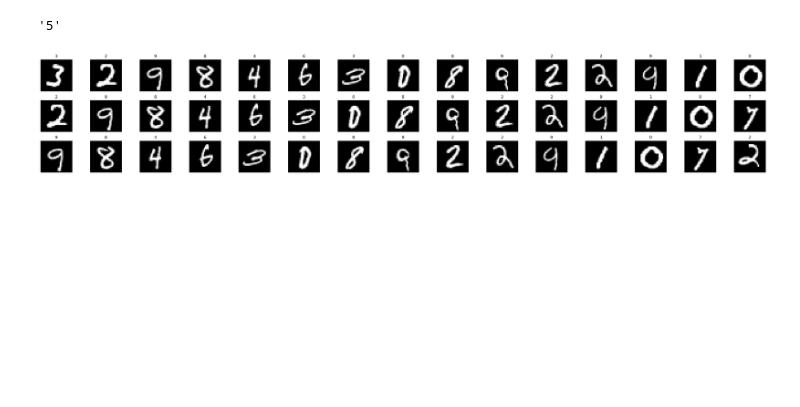
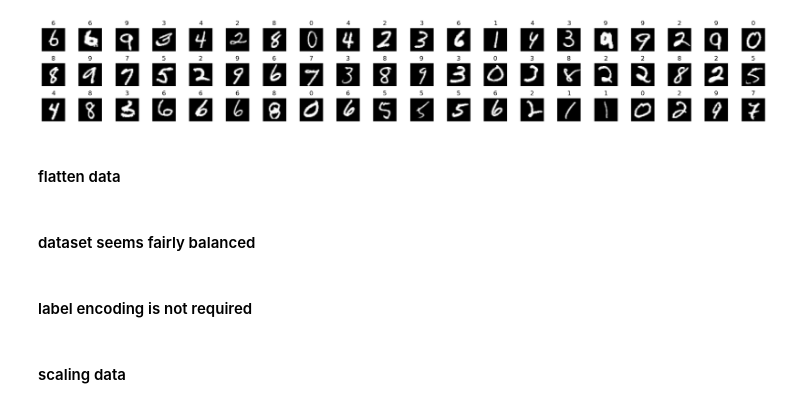
Before and after one commit to grv08singh/01_masterRepo, a Jupyter notebook: 04_Learnings/07_self_ml_dl_models/01_mnist_all.ipynb, the cells around one changed output. Drawn from its saved outputs; the diff is of its cells as text; code cells hidden in the pictures; blank space fills up the shorter version.

```diff
--- a/04_Learnings/07_self_ml_dl_models/01_mnist_all.ipynb
+++ b/04_Learnings/07_self_ml_dl_models/01_mnist_all.ipynb
@@ -33,18 +32,22 @@ Downloading data from https://storage.googleapis.com/tensorflow/tf-keras-dataset
-# %%
-str(y_train[0])
-# %% [output]
-'5'
 # %%
-n = list(np.random.randint(0,X_train.shape[0],45))
+r = 3
+c = 20
+total = r*c
 
-fig, ax = plt.subplots(nrows=3, ncols=15, figsize=(30, 5))
-for i in range(3):
-    for j in range(15):
-        p = n[i+j]
-        ax[i,j].imshow(X_train[p],cmap='gray')
-        ax[i,j].set_title(str(y_train[p]))
-        ax[i,j].axis('off')
+n = np.random.randint(0, X_train.shape[0], total)
+
+fig, ax = plt.subplots(nrows=r, ncols=c, figsize=(c, r))
+
+for ix,val in enumerate(n):
+    row=ix//c
+    col=ix%c
+    ax[row,col].imshow(X_train[val],cmap='gray')
+    ax[row,col].set_title(str(y_train[val]))
+    ax[row,col].axis('off')
+
 plt.tight_layout()
 plt.show()
 # %% [output]
-[figure, old version]
+[figure, new version]
+# %% [markdown]
+#### flatten data
@@ -50,0 +57,6 @@ plt.show()
+# %% [markdown]
+#### dataset seems fairly balanced
+# %% [markdown]
+#### label encoding is not required
+# %% [markdown]
+#### scaling data
```
Also changed, not shown: parts of 47 cells of this notebook, 3 other files.
